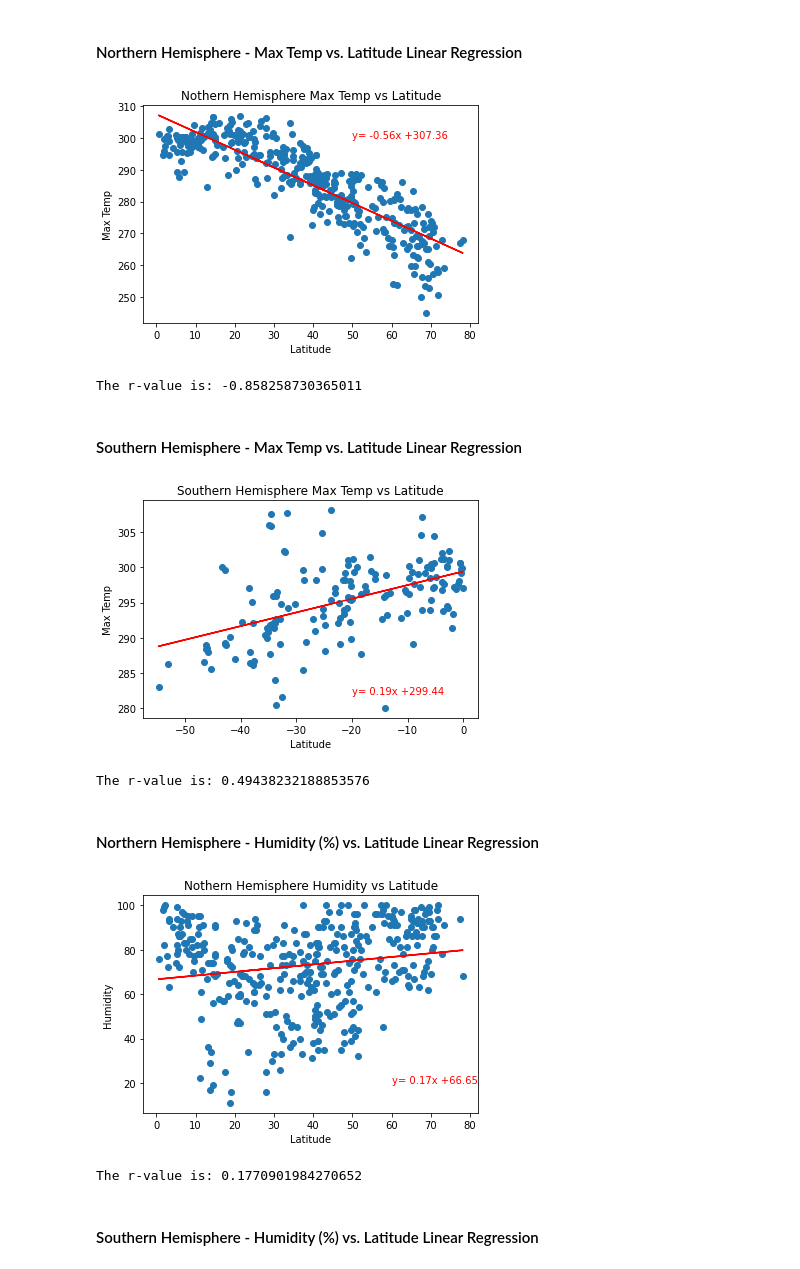
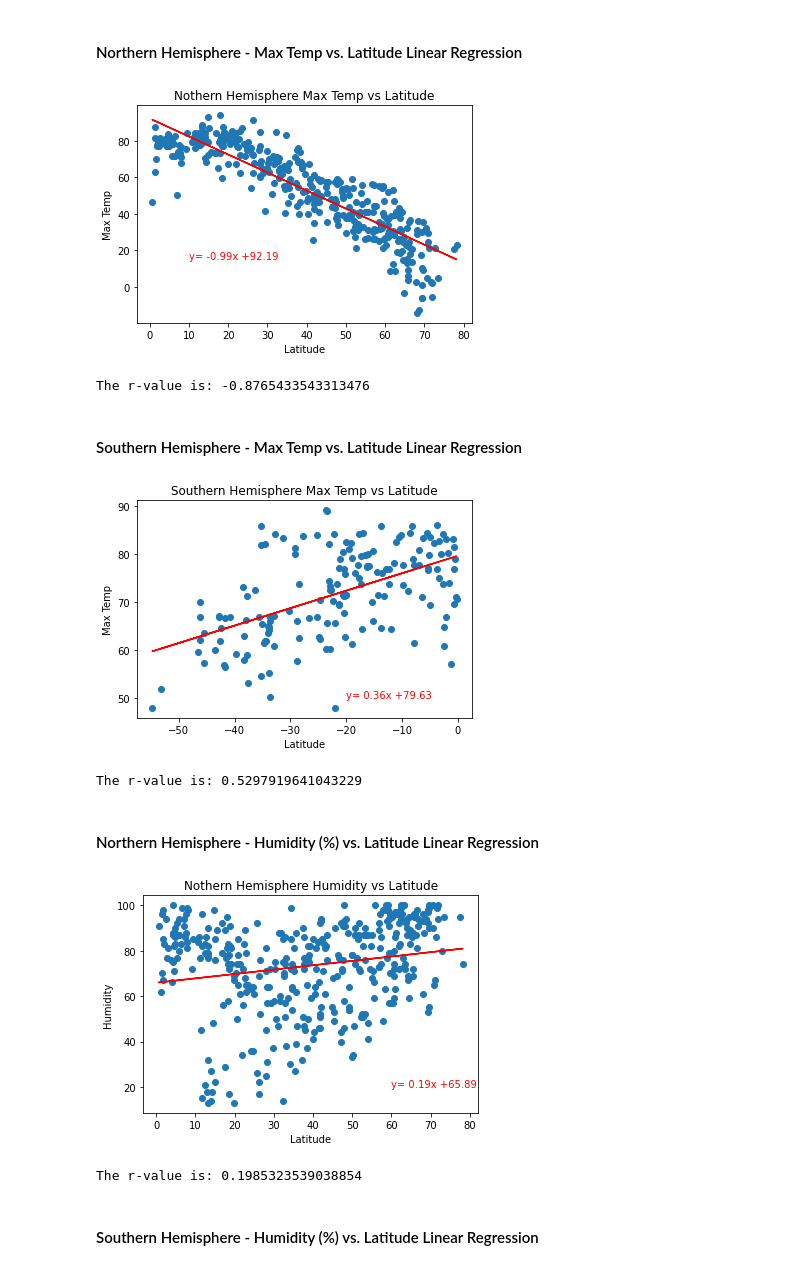
Before and after one commit to mandie021/python-api-challenge, a Jupyter notebook: WeatherPy.ipynb, the cells around one changed output. Drawn from its saved outputs; the diff is of its cells as text; code cells hidden in the pictures.

```diff
--- a/WeatherPy.ipynb
+++ b/WeatherPy.ipynb
@@ -77,6 +77,6 @@ cities
 # %%
 url = "http://api.openweathermap.org/data/2.5/weather?q="
-query_url = url + cities[0] + "&appid=" + weather_api_key
+query_url = url + cities[0] + "&appid=" + weather_api_key + "&units=imperial"
 
 response = requests.get(query_url)
 weather_json = response.json()
@@ -113,7 +113,7 @@ print("Beginning Data Retrieval")
 print("-----------------------------")
 #for loop for data with try "processing Record" and except "City not found. Skipping..."#
 for city in cities:
-    query_url = url + city + "&appid=" + weather_api_key
+    query_url = url + city + "&appid=" + weather_api_key + "&units=imperial"
     #get weather data
     response = requests.get(query_url)
     weather_json = response.json()
@@ -331,26 +331,26 @@ s_hemi
 # %%
 #scatter plot the r value Northern Hemisphere - Max Temp vs. Latitude
 x_values = n_hemi["Latitude"]
 y_values = n_hemi["Max Temp"]
 (slope, intercept, rvalue, pvalue, stderr) = linregress(x_values, y_values)
 regress_values = x_values * slope + intercept
 line_eq = "y= " + str(round(slope,2)) + "x +" + str(round(intercept,2))
 plt.scatter(x_values,y_values)
 plt.plot(x_values, regress_values, "r-")
 plt.title("Nothern Hemisphere Max Temp vs Latitude")
 plt.xlabel("Latitude")
 plt.ylabel("Max Temp")
-plt.annotate(line_eq,(50,300), color = "red")
+plt.annotate(line_eq,(10,15), color = "red")
 
 #save the figure
 plt.savefig("WeatherPy/N_Temp_Lat.png")
 
 #show plt
 plt.show()
 print(f"The r-value is: {rvalue}")
 # %% [output]
-[figure, old version]
+[figure, new version]
-The r-value is: -0.858258730365011
+The r-value is: -0.8765433543313476
 # %% [markdown]
 ####  Southern Hemisphere - Max Temp vs. Latitude Linear Regression
 # %%
@@ -365,7 +365,7 @@ plt.plot(x_values, regress_values, "r-")
 plt.title("Southern Hemisphere Max Temp vs Latitude")
 plt.xlabel("Latitude")
 plt.ylabel("Max Temp")
-plt.annotate(line_eq,(-20,282), color = "red")
+plt.annotate(line_eq,(-20,50), color = "red")
 
 #save the figure
 plt.savefig("WeatherPy/S_Temp_Lat.png")
@@ -374,8 +374,8 @@ plt.savefig("WeatherPy/S_Temp_Lat.png")
 plt.show()
 print(f"The r-value is: {rvalue}")
 # %% [output]
-[figure, old version]
+[figure, new version]
-The r-value is: 0.49438232188853576
+The r-value is: 0.5297919641043229
 # %% [markdown]
 ####  Northern Hemisphere - Humidity (%) vs. Latitude Linear Regression
 # %%
@@ -399,8 +399,8 @@ plt.savefig("WeatherPy/N_Humidity_Lat.png")
 plt.show()
 print(f"The r-value is: {rvalue}")
 # %% [output]
-[figure, old version]
+[figure, new version]
-The r-value is: 0.1770901984270652
+The r-value is: 0.1985323539038854
 # %% [markdown]
 ####  Southern Hemisphere - Humidity (%) vs. Latitude Linear Regression
 # %%
```
Also changed, not shown: parts of 17 cells of this notebook, 13 other files.
